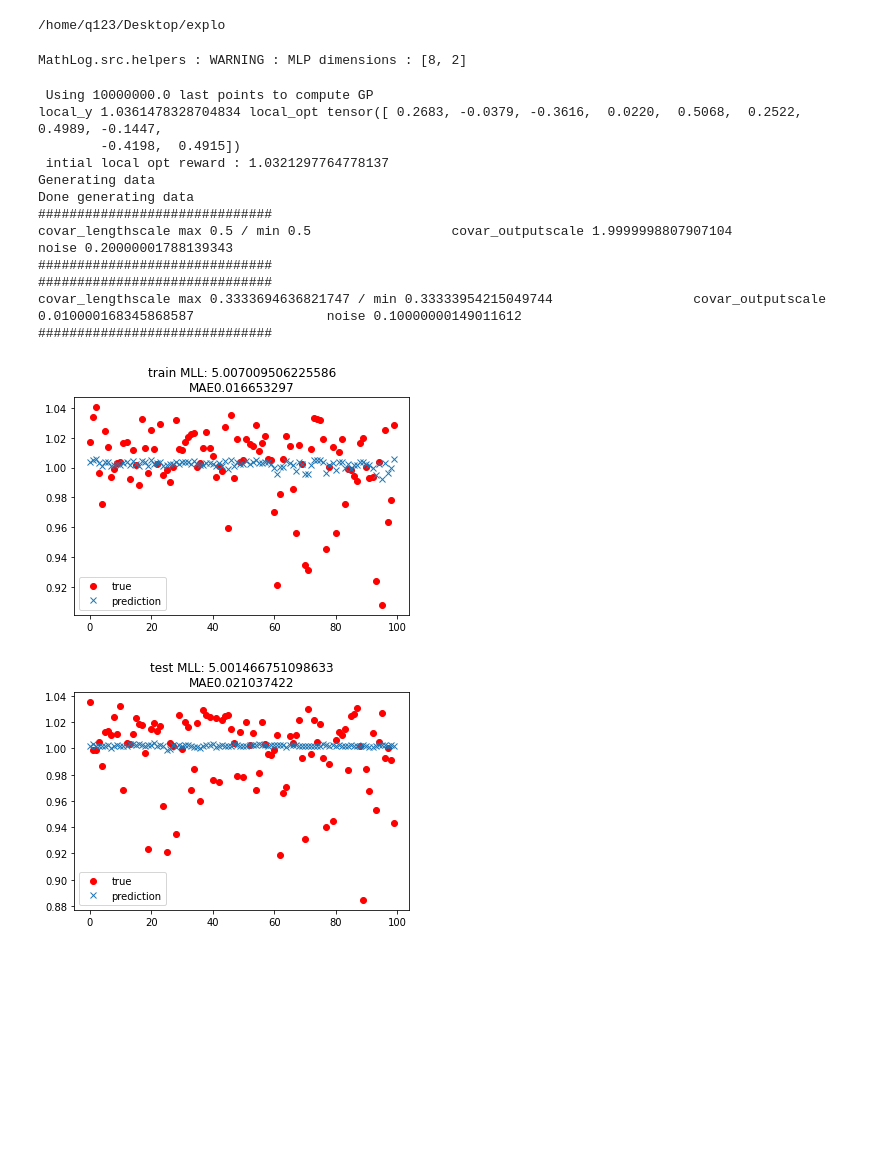
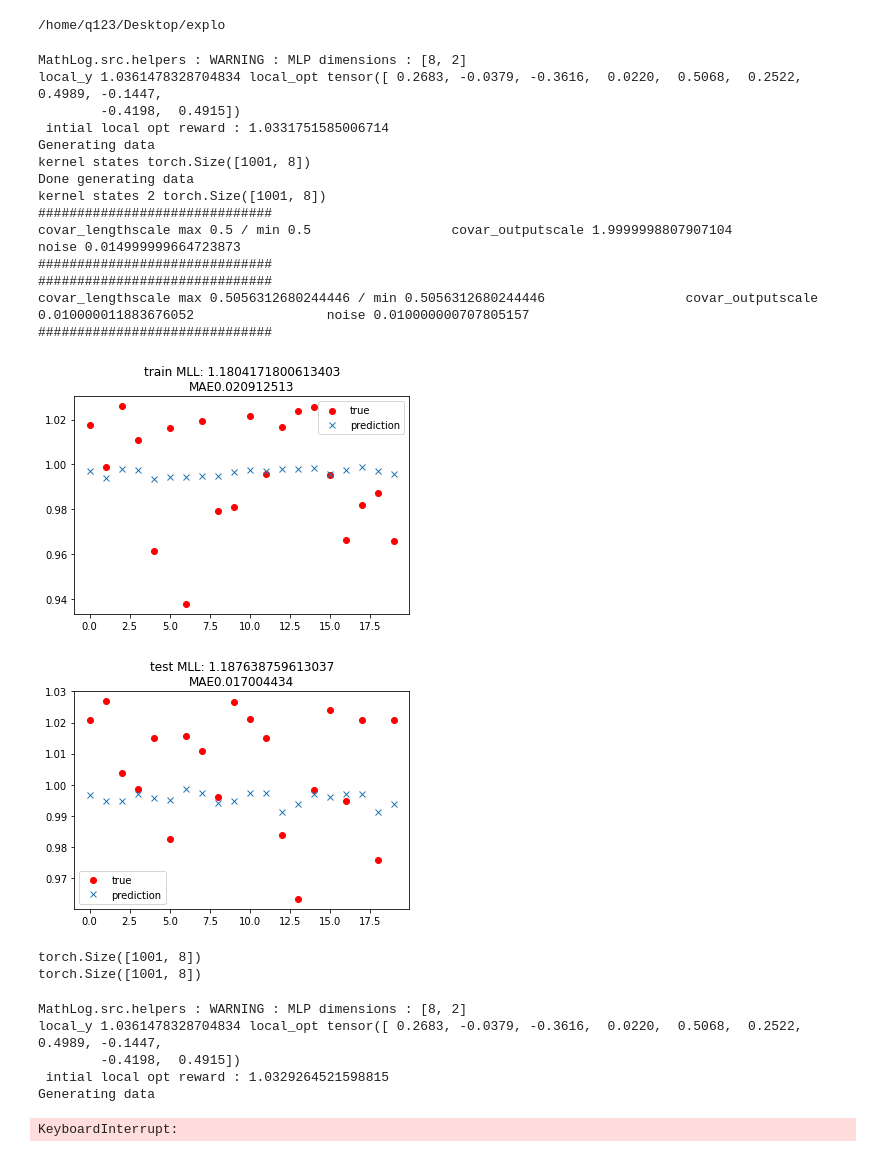
Before and after one commit to kallel-mahdi/explo, a Jupyter notebook: experiments/tester(grid).ipynb, the cells around one changed output. Cells and saved outputs as stored; diff of their text form; code cells hidden in the pictures; blank space fills up the shorter version.

Commit message:
Tester uses optimum states for kernel computations, beta version of generalized GIBO

```diff
--- a/experiments/tester(grid).ipynb
+++ b/experiments/tester(grid).ipynb
@@ -97,25 +19,58 @@ optimizer_config = {
+# %%
+from src.tester import Tester
+
+env_name = "Swimmer-v2"
+kernel_name = "grid"
+
+env_config,likelihood_config,kernel_config,_,_ = get_configs(env_name,kernel_name)
+model,objective_env = setup_experiment(env_config,kernel_config,likelihood_config)
+tester = Tester(model,objective_env,
+                 "/home/q123/Desktop/explo/local_optima/"+env_name,1e-1,
+                 n_train=20,n_test=20,n_episodes=5)
+
+train_data,train_pred,test_data,test_pred,tmp = tester.run()
+# %% [output]
+MathLog.src.helpers : WARNING : MLP dimensions : [8, 2]
+local_y 1.0361478328704834 local_opt tensor([ 0.2683, -0.0379, -0.3616,  0.0220,  0.5068,  0.2522,  0.4989, -0.1447,
+        -0.4198,  0.4915])
+ intial local opt reward : 1.0331751585006714
+Generating data
+kernel states torch.Size([1001, 8])
+Done generating data
+kernel states 2 torch.Size([1001, 8])
+##############################
+covar_lengthscale max 0.5 / min 0.5                  covar_outputscale 1.9999998807907104                 noise 0.014999999664723873
+##############################
+##############################
+covar_lengthscale max 0.5056312680244446 / min 0.5056312680244446                  covar_outputscale 0.010000011883676052                 noise 0.010000000707805157
+##############################
+[figure, added]
+[figure, added]
+# %%
+local_opt = tester.local_opt
+r,states = objective_env(local_opt.reshape(1,-1),n_episodes=5)
+print(states.shape)
+print(model.covar_module.states.shape)
+# %% [output]
+torch.Size([1001, 8])
+torch.Size([1001, 8])
 # %%
 from src.tester import Tester
 
-model,objective_env = setup_experiment(env_config,kernel_config,likelihood_config,n_init)
+env_name = "Swimmer-v2"
+kernel_name = "rbf"
+
+env_config,likelihood_config,kernel_config,_,_ = get_configs(env_name,kernel_name)
+model,objective_env = setup_experiment(env_config,kernel_config,likelihood_config)
 tester = Tester(model,objective_env,
-                 "/home/q123/Desktop/explo/local_optima/Swimmer-v2",1e-1,
-                 n_train=100,n_test=100)
+                 "/home/q123/Desktop/explo/local_optima/"+env_name,1e-1,
+                 n_train=100,n_test=100,n_episodes=5)
 
 train_data,train_pred,test_data,test_pred,tmp = tester.run()
 # %% [output]
 MathLog.src.helpers : WARNING : MLP dimensions : [8, 2]
+local_y 1.0361478328704834 local_opt tensor([ 0.2683, -0.0379, -0.3616,  0.0220,  0.5068,  0.2522,  0.4989, -0.1447,
+        -0.4198,  0.4915])
+ intial local opt reward : 1.0329264521598815
+Generating data
- Using 10000000.0 last points to compute GP
-local_y 1.0361478328704834 local_opt tensor([ 0.2683, -0.0379, -0.3616,  0.0220,  0.5068,  0.2522,  0.4989, -0.1447,
-        -0.4198,  0.4915])
- intial local opt reward : 1.0321297764778137
-Generating data
-Done generating data
-##############################
-covar_lengthscale max 0.5 / min 0.5                  covar_outputscale 1.9999998807907104                 noise 0.20000001788139343
-##############################
-##############################
-covar_lengthscale max 0.3333694636821747 / min 0.33333954215049744                  covar_outputscale 0.010000168345868587                 noise 0.10000000149011612
-##############################
+KeyboardInterrupt:
-[figure, removed]
-[figure, removed]
```
Also changed, not shown: parts of 6 cells of this notebook, 11 other files.
